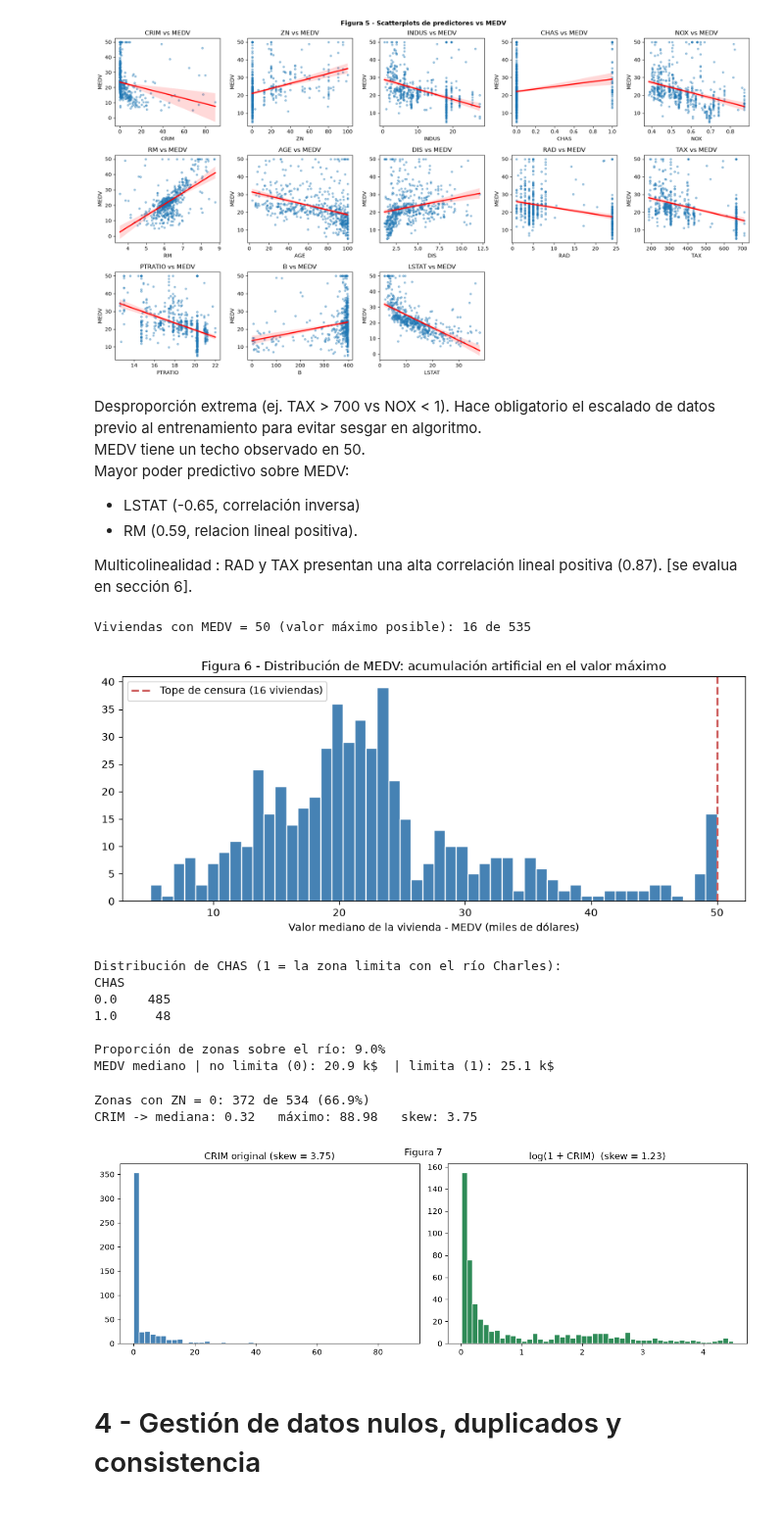
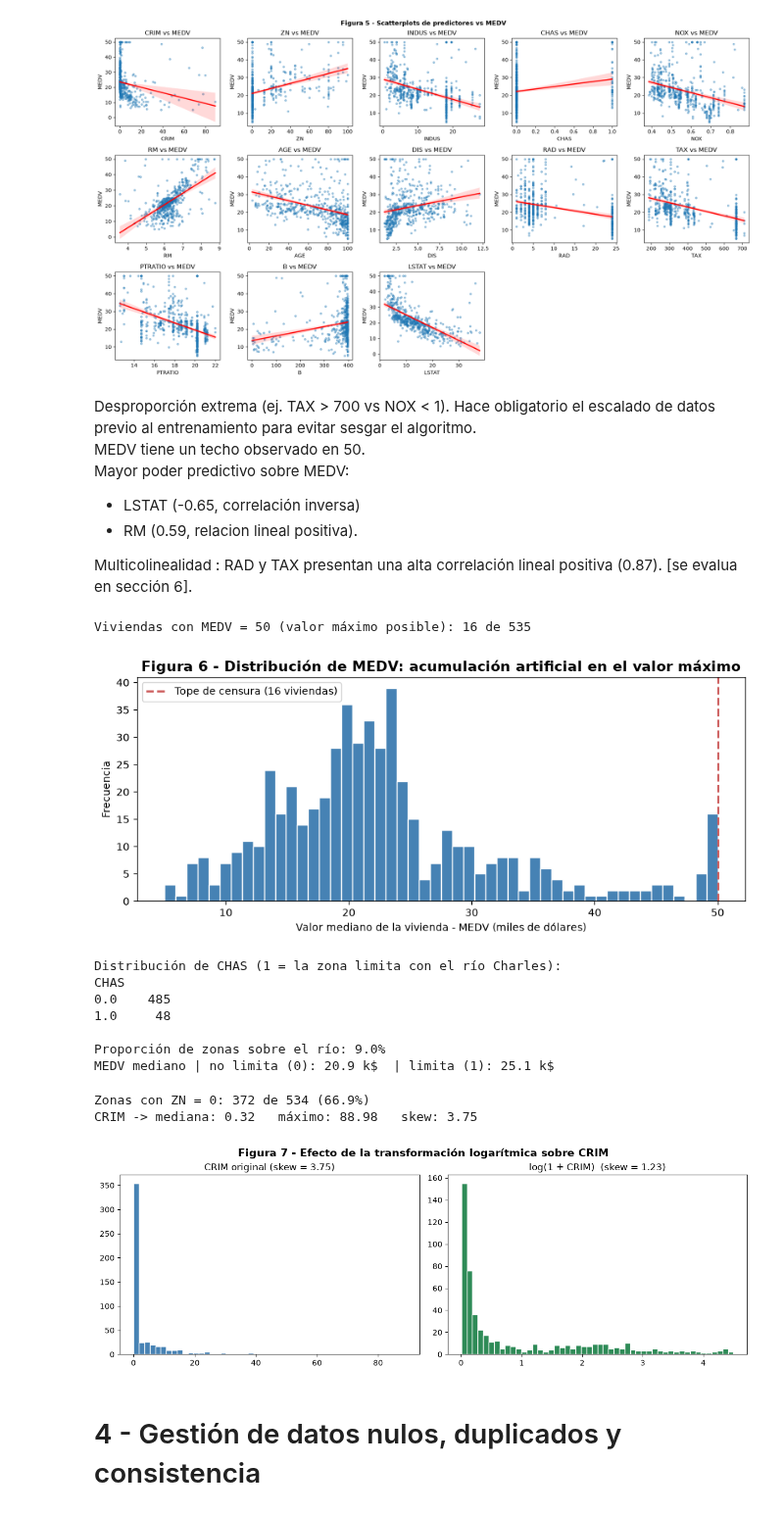
Before and after one commit to Guillerminav/TP_AA1_Arias_Bousono_Casariego, a Jupyter notebook: TP-regresion-AA1.ipynb, the cells around one changed output. Shown at 98% size. Cells and saved outputs as stored; diff of their text form; code cells hidden in the pictures.

```diff
--- a/TP-regresion-AA1.ipynb
+++ b/TP-regresion-AA1.ipynb
@@ -236,7 +237,7 @@ plt.tight_layout(); plt.show()
 # %% [output]
 [figure]
 # %% [markdown]
-Desproporción extrema (ej. TAX > 700 vs NOX < 1). Hace obligatorio el escalado de datos previo al entrenamiento para evitar sesgar en algoritmo.
+Desproporción extrema (ej. TAX > 700 vs NOX < 1). Hace obligatorio el escalado de datos previo al entrenamiento para evitar sesgar el algoritmo.
 MEDV tiene un techo observado en 50.
 Mayor poder predictivo sobre MEDV:
 - LSTAT (-0.65, correlación inversa)
@@ -252,14 +253,15 @@ print(f'Viviendas con MEDV = 50 (valor máximo posible): {censuradas} de {df["ME
 fig, ax = plt.subplots(figsize=(9, 4))
 ax.hist(df['MEDV'].dropna(), bins=50, color='steelblue', edgecolor='white')
 ax.axvline(50, color='indianred', ls='--', lw=2, label=f'Tope de censura ({censuradas} viviendas)')
-ax.set_title('Figura 6 - Distribución de MEDV: acumulación artificial en el valor máximo')
+ax.set_title('Figura 6 - Distribución de MEDV: acumulación artificial en el valor máximo', fontweight='bold', fontsize=14)
 ax.set_xlabel('Valor mediano de la vivienda - MEDV (miles de dólares)')
+ax.set_ylabel('Frecuencia')
 ax.legend()
 plt.tight_layout()
 plt.show()
 # %% [output]
 Viviendas con MEDV = 50 (valor máximo posible): 16 de 535
-[figure, old version]
+[figure, new version]
 # %%
 # 'CHAS' es la única variable categórica dicotómica del dataset y ya viene codificada como dummy 0/1,
 # por lo que no requiere codificación adicional. Está fuertemente desbalanceada, lo que limita cuánto puede aportar al modelo.
@@ -279,23 +281,23 @@ MEDV mediano | no limita (0): 20.9 k$  | limita (1): 25.1 k$
 # %%
 # 'ZN' está concentrada en cero (la mayoría de las zonas no tiene lotes residenciales grandes)
 # y 'CRIM' es fuertemente asimétrica. Abajo se muestra cómo una transformación logarítmica corrige el sesgo de CRIM.
 print(f'Zonas con ZN = 0: {(df["ZN"] == 0).sum()} de {df["ZN"].notna().sum()} '
       f'({(df["ZN"] == 0).mean():.1%})')
 print(f'CRIM -> mediana: {df["CRIM"].median():.2f}   '
       f'máximo: {df["CRIM"].max():.2f}   skew: {df["CRIM"].skew():.2f}')
 
 fig, axes = plt.subplots(1, 2, figsize=(12, 4))
 axes[0].hist(df['CRIM'].dropna(), bins=50, color='steelblue', edgecolor='white')
 axes[0].set_title(f'CRIM original (skew = {df["CRIM"].skew():.2f})')
 axes[1].hist(np.log1p(df['CRIM'].dropna()), bins=50, color='seagreen', edgecolor='white')
 axes[1].set_title(f'log(1 + CRIM)  (skew = {np.log1p(df["CRIM"].dropna()).skew():.2f})')
 plt.tight_layout()
-plt.suptitle('Figura 7')
+plt.suptitle('Figura 7 - Efecto de la transformación logarítmica sobre CRIM', fontweight='bold', fontsize=14, y=1.03)
 plt.show()
 # %% [output]
 Zonas con ZN = 0: 372 de 534 (66.9%)
 CRIM -> mediana: 0.32   máximo: 88.98   skew: 3.75
-[figure, old version]
+[figure, new version]
 # %% [markdown]
 # 4 - Gestión de datos nulos, duplicados y consistencia
 # %%
```
Also changed, not shown: parts of 12 cells of this notebook.
